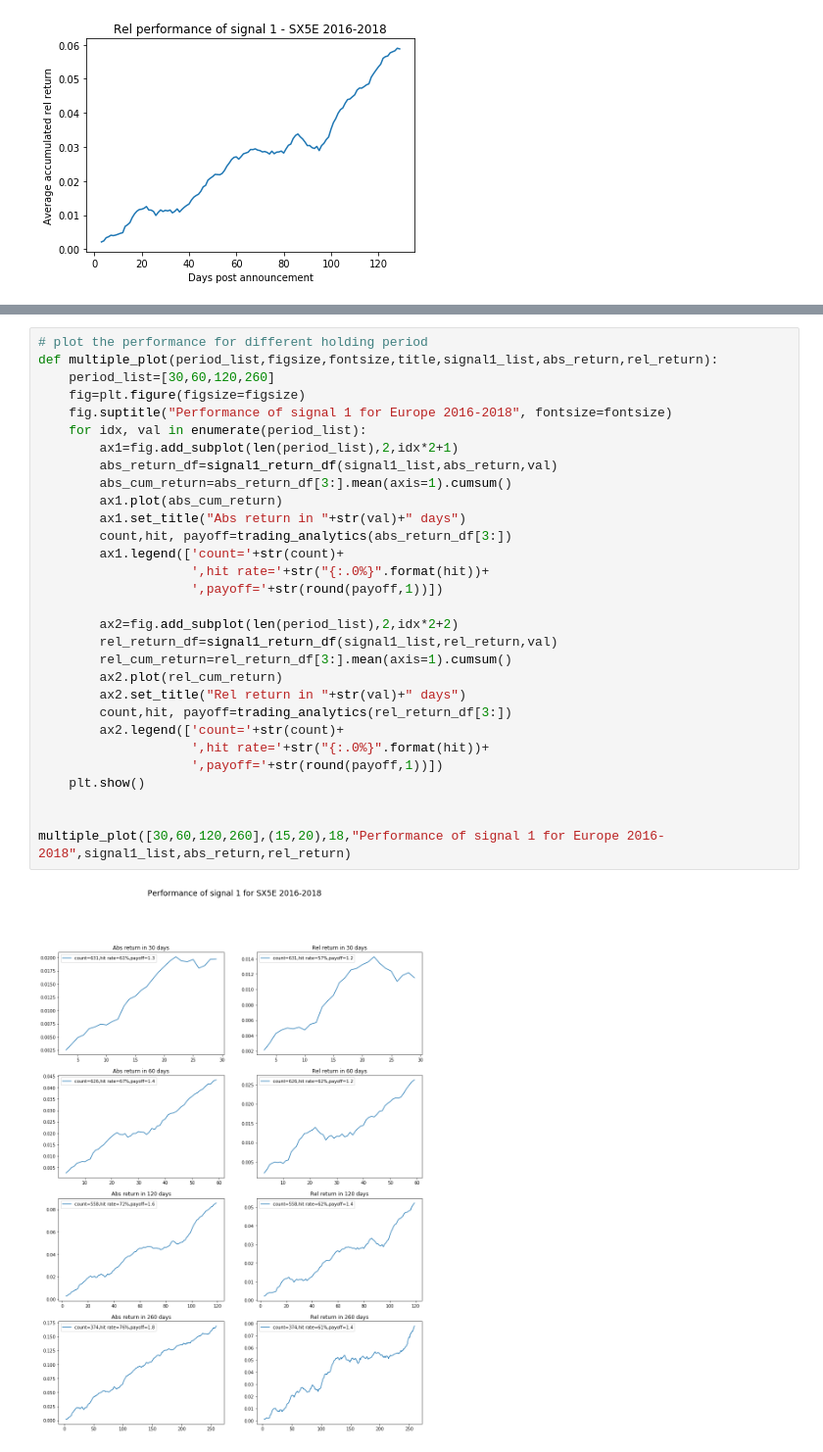
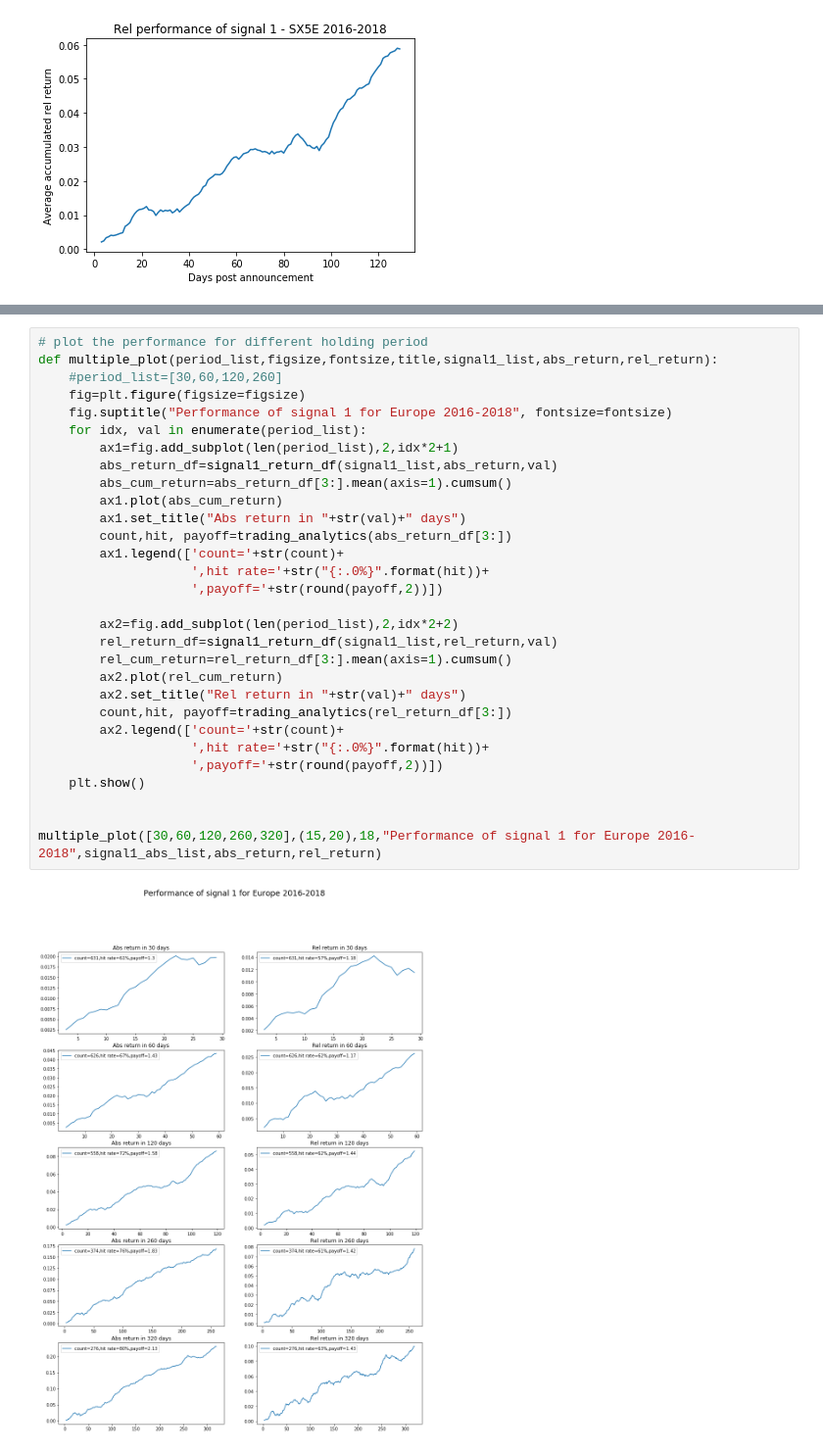
Before and after one commit to zliyclh/post_result, a Jupyter notebook: Signal 1.ipynb, the cells around one changed output, grey strips where cells are left out. Shown at 98% size. Saved outputs shown, nothing was run; the diff lists cells and outputs as text.

Commit message:
small function cleaning for multiple plot

```diff
--- a/Signal 1.ipynb
+++ b/Signal 1.ipynb
@@ -156,32 +156,32 @@ trading_analytics(rel_return_df[3:])
 # %%
 # plot the performance for different holding period
 def multiple_plot(period_list,figsize,fontsize,title,signal1_list,abs_return,rel_return):
-    period_list=[30,60,120,260]
+    #period_list=[30,60,120,260]
     fig=plt.figure(figsize=figsize)
     fig.suptitle("Performance of signal 1 for Europe 2016-2018", fontsize=fontsize)
     for idx, val in enumerate(period_list):
         ax1=fig.add_subplot(len(period_list),2,idx*2+1)
         abs_return_df=signal1_return_df(signal1_list,abs_return,val)
         abs_cum_return=abs_return_df[3:].mean(axis=1).cumsum()
         ax1.plot(abs_cum_return)
         ax1.set_title("Abs return in "+str(val)+" days")
         count,hit, payoff=trading_analytics(abs_return_df[3:])
         ax1.legend(['count='+str(count)+
                     ',hit rate='+str("{:.0%}".format(hit))+
-                    ',payoff='+str(round(payoff,1))])
+                    ',payoff='+str(round(payoff,2))])
 
         ax2=fig.add_subplot(len(period_list),2,idx*2+2)
         rel_return_df=signal1_return_df(signal1_list,rel_return,val)
         rel_cum_return=rel_return_df[3:].mean(axis=1).cumsum()
         ax2.plot(rel_cum_return)
         ax2.set_title("Rel return in "+str(val)+" days")
         count,hit, payoff=trading_analytics(rel_return_df[3:])
         ax2.legend(['count='+str(count)+
                     ',hit rate='+str("{:.0%}".format(hit))+
-                    ',payoff='+str(round(payoff,1))])
+                    ',payoff='+str(round(payoff,2))])
     plt.show()
 
 
-multiple_plot([30,60,120,260],(15,20),18,"Performance of signal 1 for Europe 2016-2018",signal1_list,abs_return,rel_return)
+multiple_plot([30,60,120,260,320],(15,20),18,"Performance of signal 1 for Europe 2016-2018",signal1_abs_list,abs_return,rel_return)
 # %% [output]
-[figure, old version]
+[figure, new version]
```
Also changed, not shown: parts of 2 cells of this notebook.
